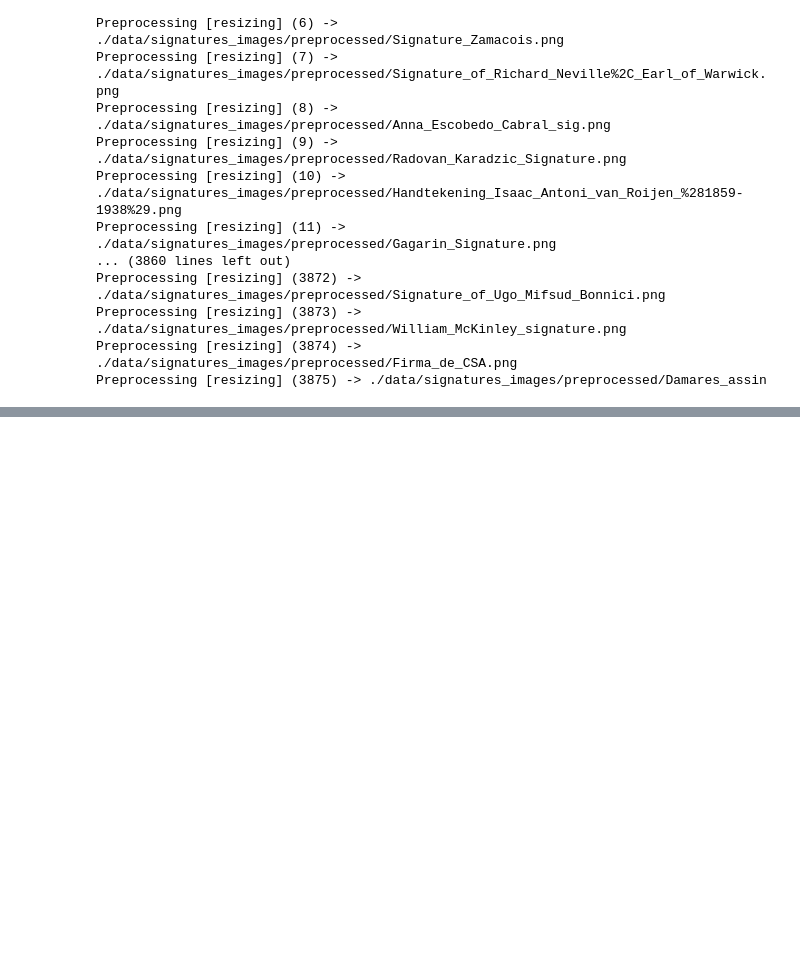
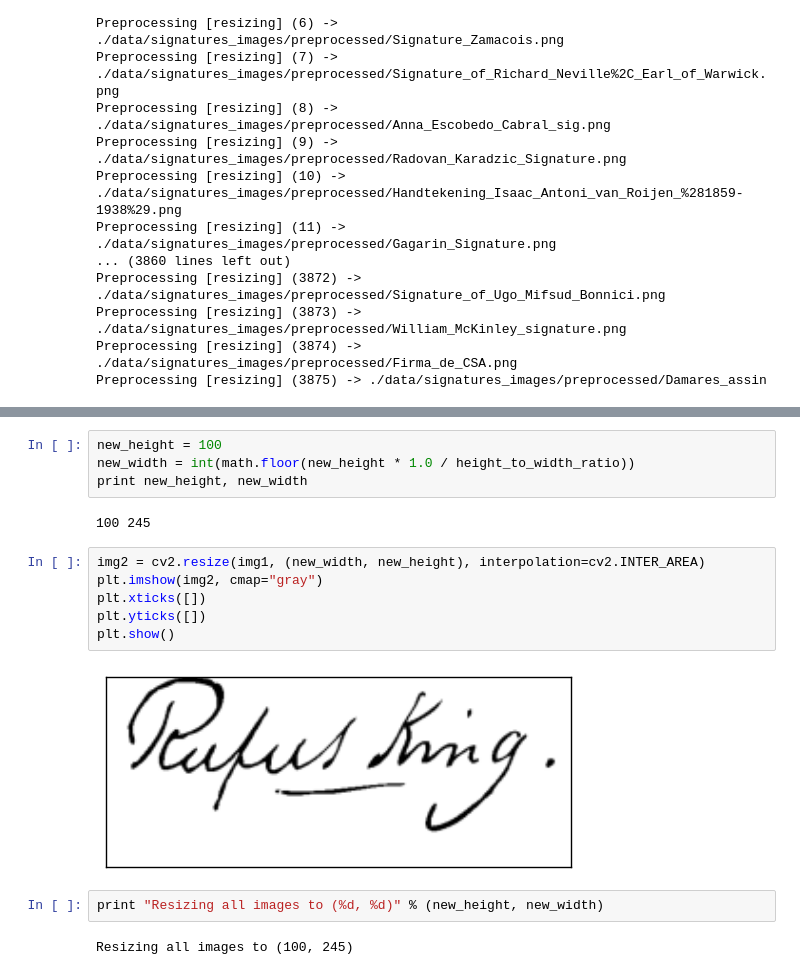
Before and after one commit to agarwalnaimish/signature-wikidata-convolutional-autoencoder, a Jupyter notebook: EPFL Task.ipynb, the cells around one changed output, grey strips where cells are left out. Saved outputs shown, nothing was run; the diff lists cells and outputs as text; blank space fills up the shorter version.

```diff
--- a/EPFL Task.ipynb
+++ b/EPFL Task.ipynb
@@ -531,0 +560,18 @@ Preprocessing [resizing] (3875) -> ./data/signatures_images/preprocessed/Damares
+# %%
+new_height = 100
+new_width = int(math.floor(new_height * 1.0 / height_to_width_ratio))
+print new_height, new_width
+# %% [output]
+100 245
+# %%
+img2 = cv2.resize(img1, (new_width, new_height), interpolation=cv2.INTER_AREA)
+plt.imshow(img2, cmap="gray")
+plt.xticks([])
+plt.yticks([])
+plt.show()
+# %% [output]
+[figure, added]
+# %%
+print "Resizing all images to (%d, %d)" % (new_height, new_width)
+# %% [output]
+Resizing all images to (100, 245)
```
Also changed, not shown: parts of 7 cells of this notebook.
